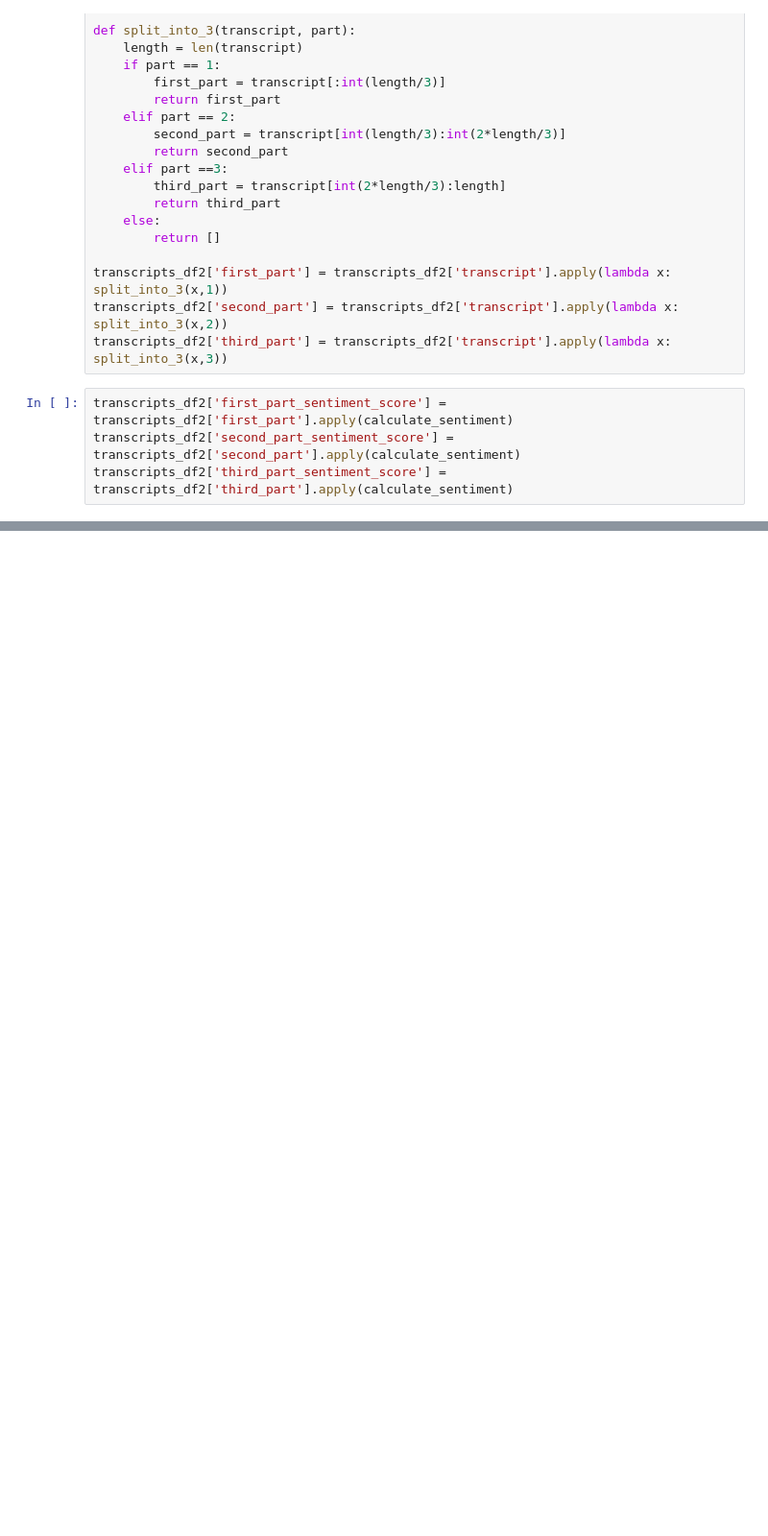
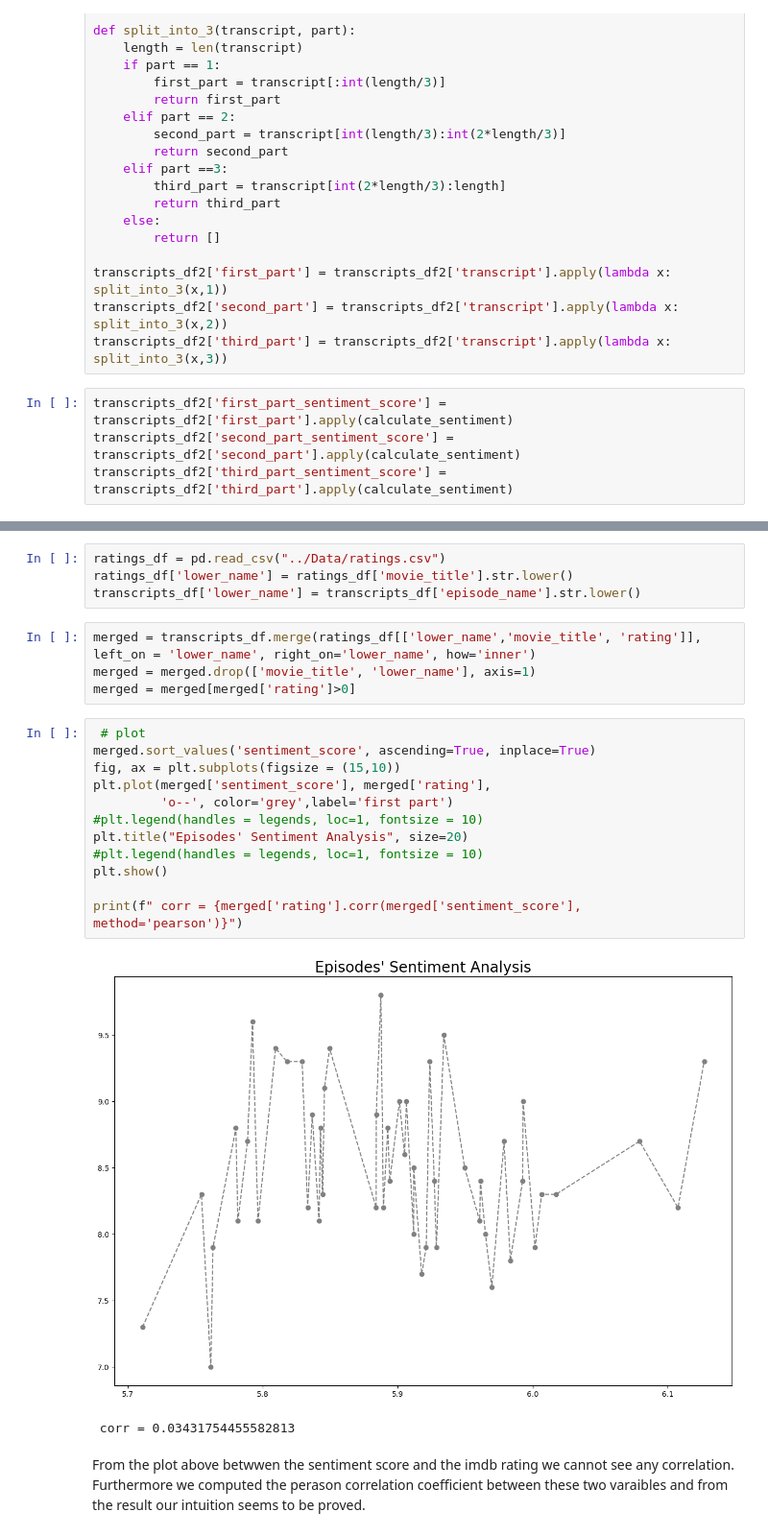
Before and after one commit to lefteriskat/SocialGraphsAndInteractions2022, a Jupyter notebook: Project/Code/Project_Sentiment_Analysis.ipynb, the cells around one changed output, grey strips where cells are left out. Shown at 96% size. Saved outputs shown, nothing was run; the diff lists cells and outputs as text; blank space fills up the shorter version.

```diff
--- a/Project/Code/Project_Sentiment_Analysis.ipynb
+++ b/Project/Code/Project_Sentiment_Analysis.ipynb
@@ -240,0 +240,26 @@ plt.show()
+# %%
+ratings_df = pd.read_csv("../Data/ratings.csv")
+ratings_df['lower_name'] = ratings_df['movie_title'].str.lower()
+transcripts_df['lower_name'] = transcripts_df['episode_name'].str.lower()
+# %%
+merged = transcripts_df.merge(ratings_df[['lower_name','movie_title', 'rating']], left_on = 'lower_name', right_on='lower_name', how='inner')
+merged = merged.drop(['movie_title', 'lower_name'], axis=1)
+merged = merged[merged['rating']>0]
+# %%
+ # plot
+merged.sort_values('sentiment_score', ascending=True, inplace=True)
+fig, ax = plt.subplots(figsize = (15,10))
+plt.plot(merged['sentiment_score'], merged['rating'],
+         'o--', color='grey',label='first part')
+#plt.legend(handles = legends, loc=1, fontsize = 10)
+plt.title("Episodes' Sentiment Analysis", size=20)
+#plt.legend(handles = legends, loc=1, fontsize = 10)
+plt.show()
+
+print(f" corr = {merged['rating'].corr(merged['sentiment_score'], method='pearson')}")
+# %% [output]
+[figure, added]
+ corr = 0.03431754455582813
+# %% [markdown]
+From the plot above betwwen the sentiment score and the imdb rating we cannot see any correlation.
+Furthermore we computed the perason correlation coefficient between these two varaibles and from the result our intuition seems to be proved.
```
Also changed, not shown: parts of 31 cells of this notebook, 3 other files.
